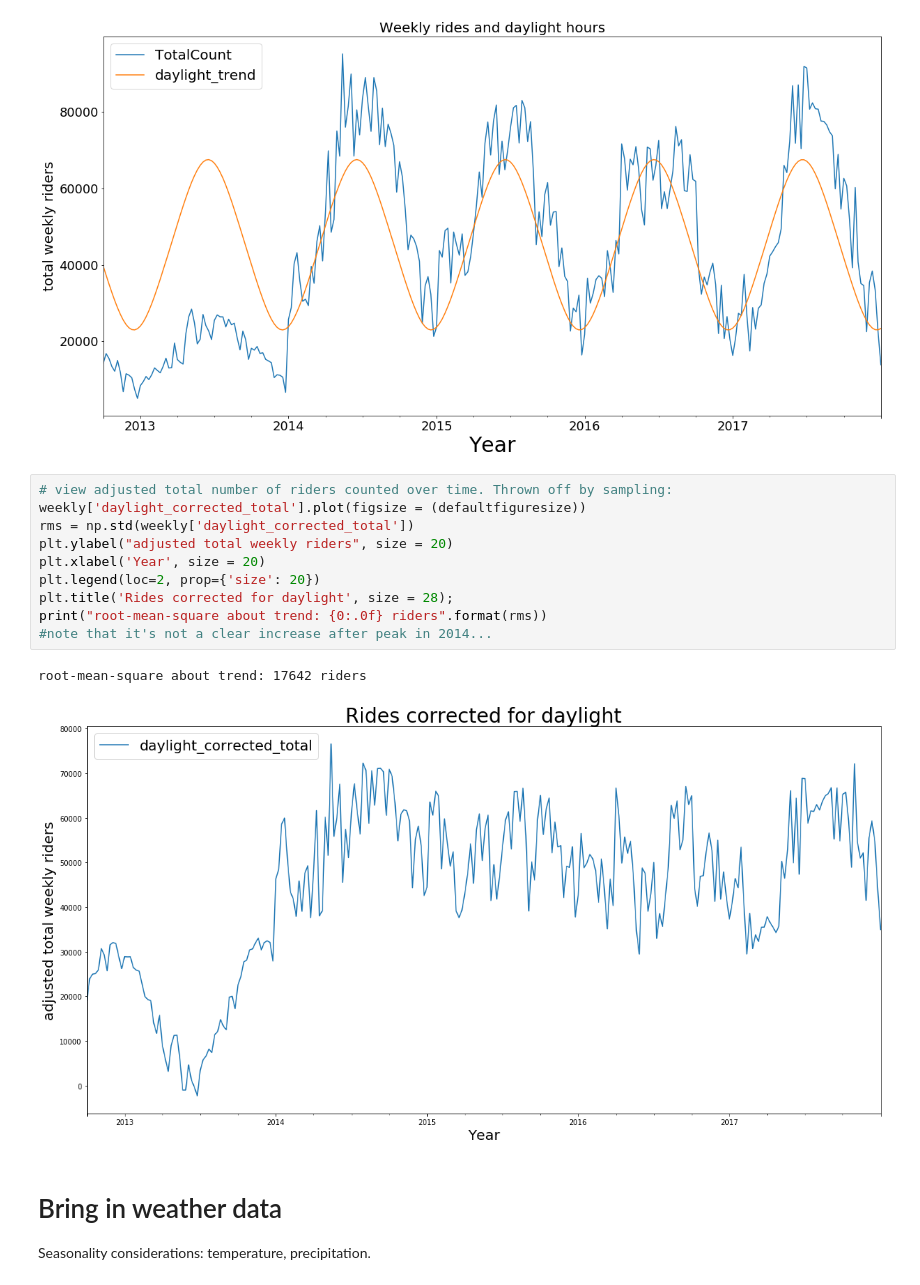
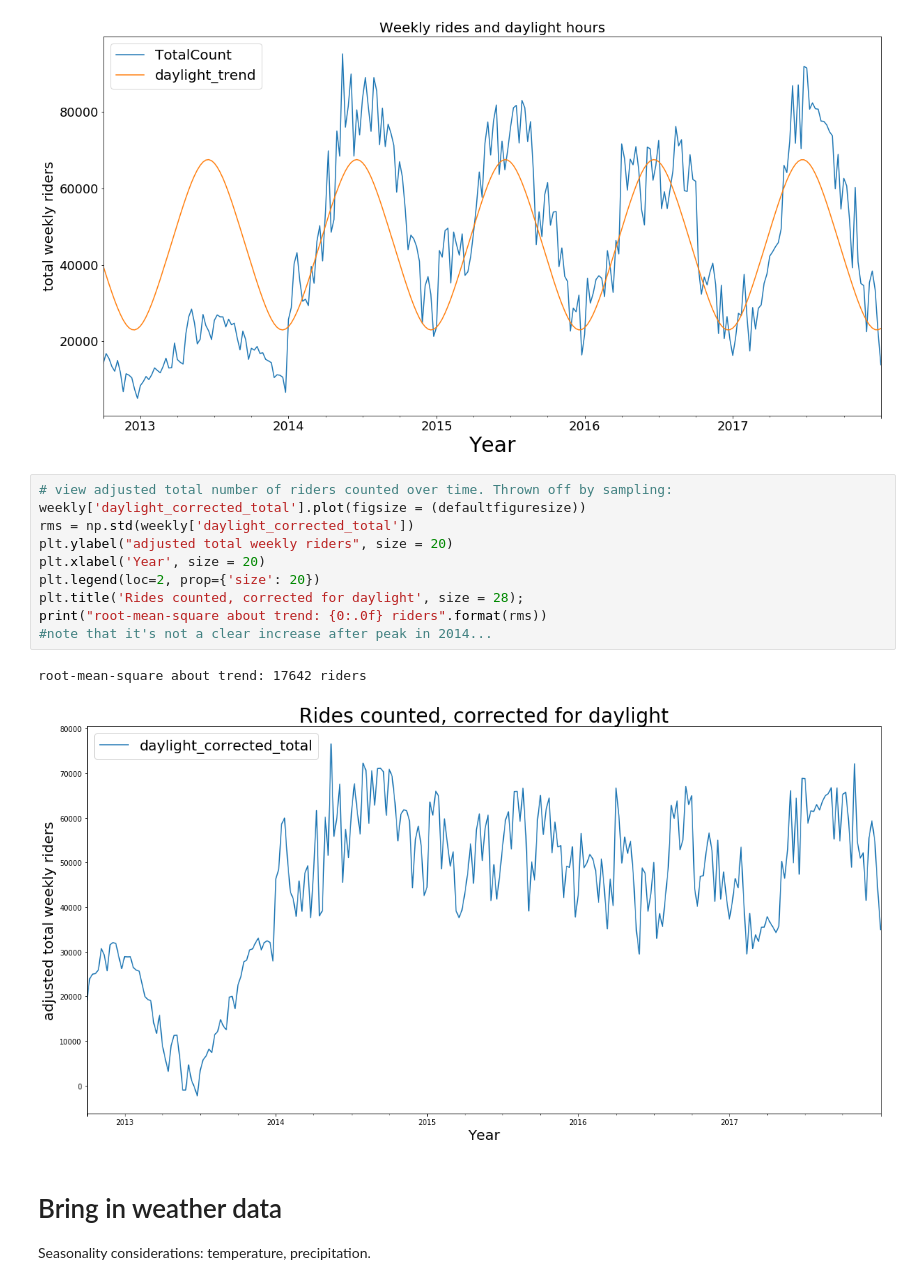
Before and after one commit to mrogove/SeattleBikes2, a Jupyter notebook: seattleAnalyses.ipynb, the cells around one changed output. Cells and saved outputs as stored; diff of their text form.

```diff
--- a/seattleAnalyses.ipynb
+++ b/seattleAnalyses.ipynb
@@ -136,16 +136,16 @@ plt.title('Weekly rides and daylight hours', size = 20);
 # %%
 # view adjusted total number of riders counted over time. Thrown off by sampling:
 weekly['daylight_corrected_total'].plot(figsize = (defaultfiguresize))
 rms = np.std(weekly['daylight_corrected_total'])
 plt.ylabel("adjusted total weekly riders", size = 20)
 plt.xlabel('Year', size = 20)
 plt.legend(loc=2, prop={'size': 20})
-plt.title('Rides corrected for daylight', size = 28);
+plt.title('Rides counted, corrected for daylight', size = 28);
 print("root-mean-square about trend: {0:.0f} riders".format(rms))
 #note that it's not a clear increase after peak in 2014...
 # %% [output]
 root-mean-square about trend: 17642 riders
-[figure, old version]
+[figure, new version]
 # %% [markdown]
 # Bring in weather data
 Seasonality considerations: temperature, precipitation.
```
Also changed, not shown: parts of 4 cells of this notebook, 2 other files.
